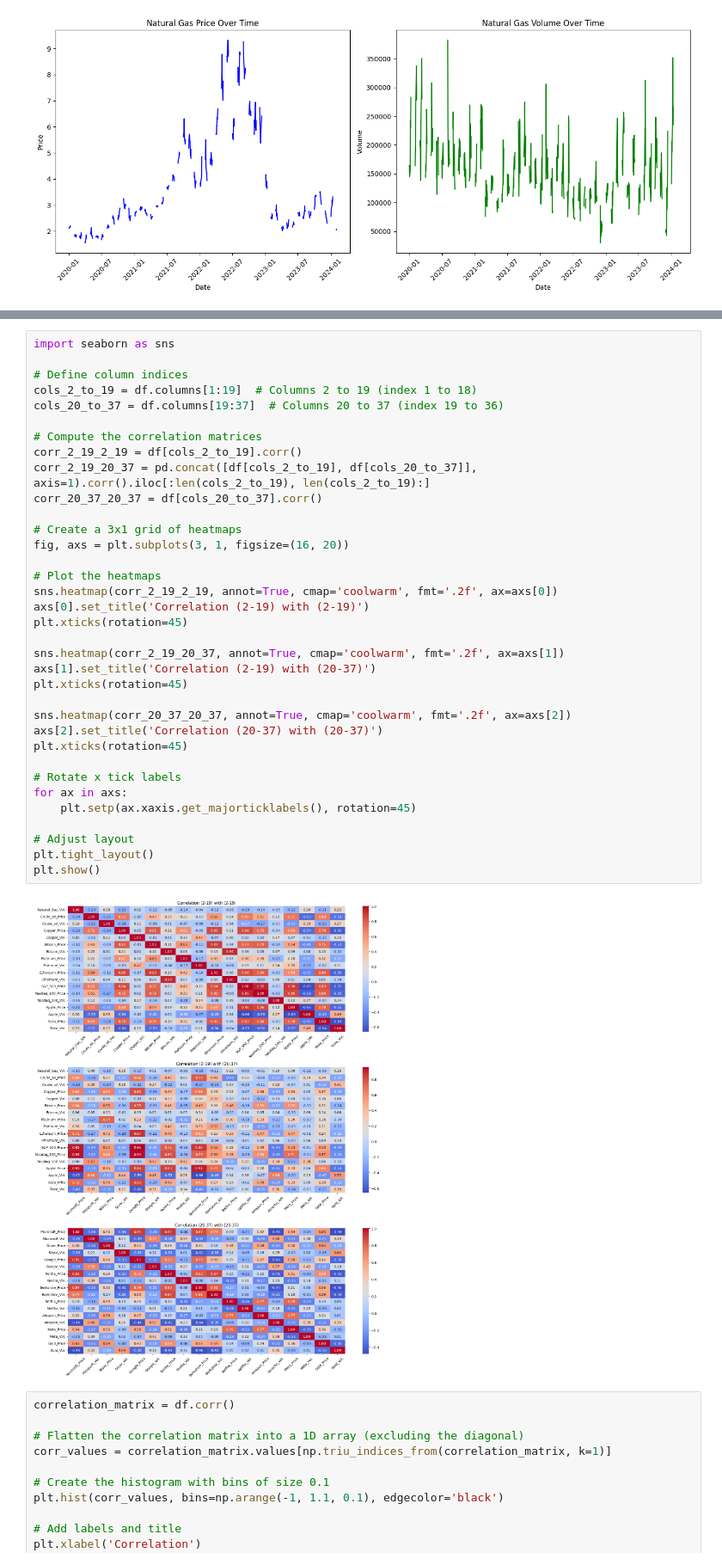
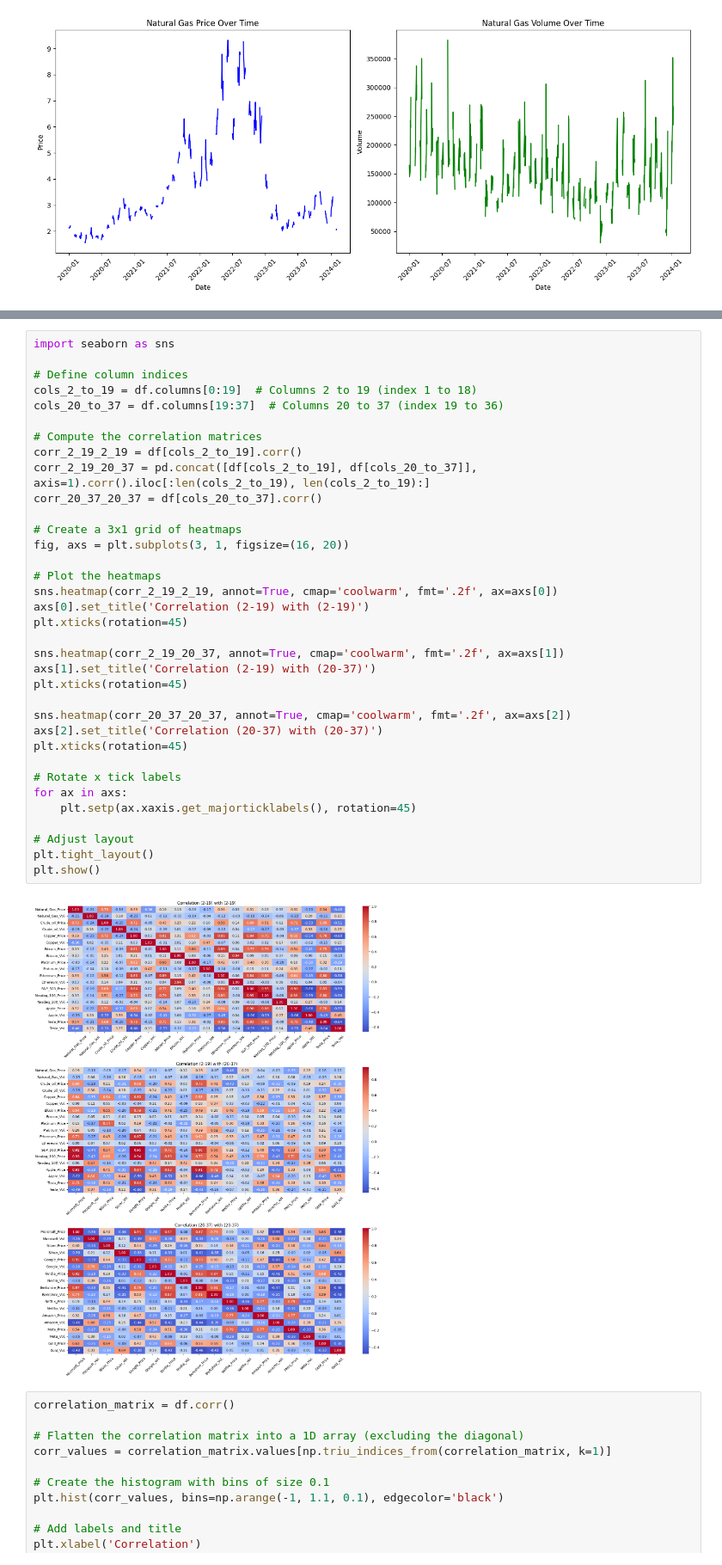
Before and after one commit to alexrpugh/US-Market-Research, a Jupyter notebook: US-Economy-Code.ipynb, the cells around one changed output, grey strips where cells are left out. Shown at 86% size. Saved outputs shown, nothing was run; the diff lists cells and outputs as text.

```diff
--- a/US-Economy-Code.ipynb
+++ b/US-Economy-Code.ipynb
@@ -49,39 +107,39 @@ plt.show()
 import seaborn as sns
 
 # Define column indices
-cols_2_to_19 = df.columns[1:19]  # Columns 2 to 19 (index 1 to 18)
+cols_2_to_19 = df.columns[0:19]  # Columns 2 to 19 (index 1 to 18)
 cols_20_to_37 = df.columns[19:37]  # Columns 20 to 37 (index 19 to 36)
 
 # Compute the correlation matrices
 corr_2_19_2_19 = df[cols_2_to_19].corr()
 corr_2_19_20_37 = pd.concat([df[cols_2_to_19], df[cols_20_to_37]], axis=1).corr().iloc[:len(cols_2_to_19), len(cols_2_to_19):]
 corr_20_37_20_37 = df[cols_20_to_37].corr()
 
 # Create a 3x1 grid of heatmaps
 fig, axs = plt.subplots(3, 1, figsize=(16, 20))
 
 # Plot the heatmaps
 sns.heatmap(corr_2_19_2_19, annot=True, cmap='coolwarm', fmt='.2f', ax=axs[0])
 axs[0].set_title('Correlation (2-19) with (2-19)')
 plt.xticks(rotation=45)
 
 sns.heatmap(corr_2_19_20_37, annot=True, cmap='coolwarm', fmt='.2f', ax=axs[1])
 axs[1].set_title('Correlation (2-19) with (20-37)')
 plt.xticks(rotation=45)
 
 sns.heatmap(corr_20_37_20_37, annot=True, cmap='coolwarm', fmt='.2f', ax=axs[2])
 axs[2].set_title('Correlation (20-37) with (20-37)')
 plt.xticks(rotation=45)
 
 # Rotate x tick labels
 for ax in axs:
     plt.setp(ax.xaxis.get_majorticklabels(), rotation=45)
 
 # Adjust layout
 plt.tight_layout()
 plt.show()
 # %% [output]
-[figure, old version]
+[figure, new version]
 # %%
 correlation_matrix = df.corr()
 
```
Also changed, not shown: parts of 10 cells of this notebook.
